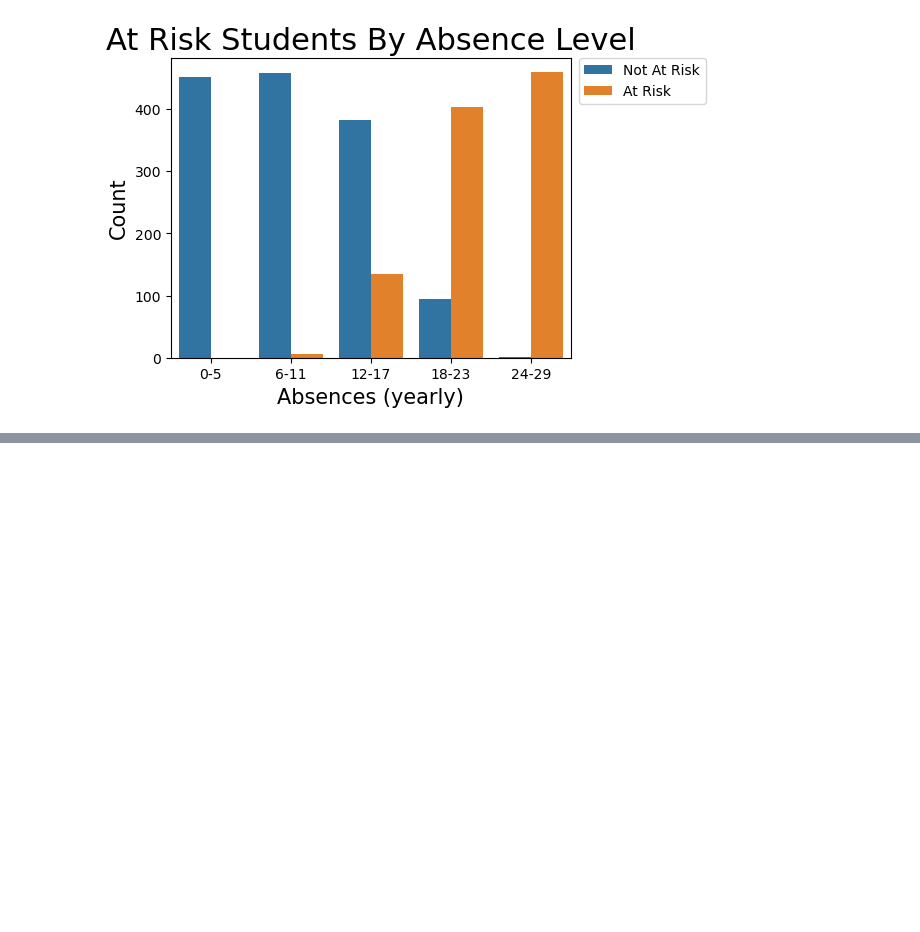
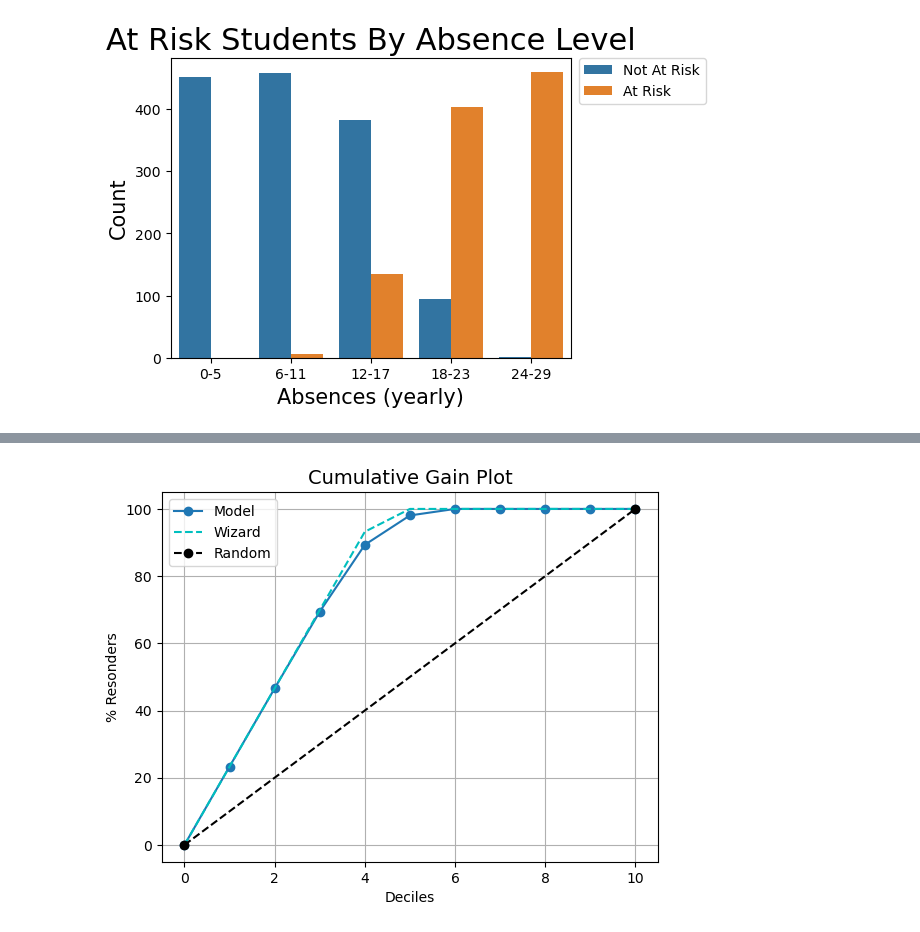
Before and after one commit to kmattingly8/ANA500.v2, a Jupyter notebook: ANA500 Project.ipynb, the cells around one changed output, grey strips where cells are left out. Saved outputs shown, nothing was run; the diff lists cells and outputs as text; code cells hidden in the pictures; blank space fills up the shorter version.

```diff
--- a/ANA500 Project.ipynb
+++ b/ANA500 Project.ipynb
@@ -625,0 +720,6 @@ ax.set_xticklabels(level, rotation=0);
+# %%
+# Use Stratified Shuffle Split to create 80/20 train/test sets
+
+from sklearn.model_selection import train_test_split
+
+train_set, test_set = train_test_split(df2, test_size=0.2, random_state=88, stratify=df2["AbsenceCat"])
@@ -625,0 +887,7 @@ ax.set_xticklabels(level, rotation=0);
+# %%
+# Create the cumulative gains chart
+import kds
+
+kds.metrics.plot_cumulative_gain(y_test, y_pred_proba)
+# %% [output]
+[figure, added]
```
Also changed, not shown: parts of 22 cells of this notebook.
